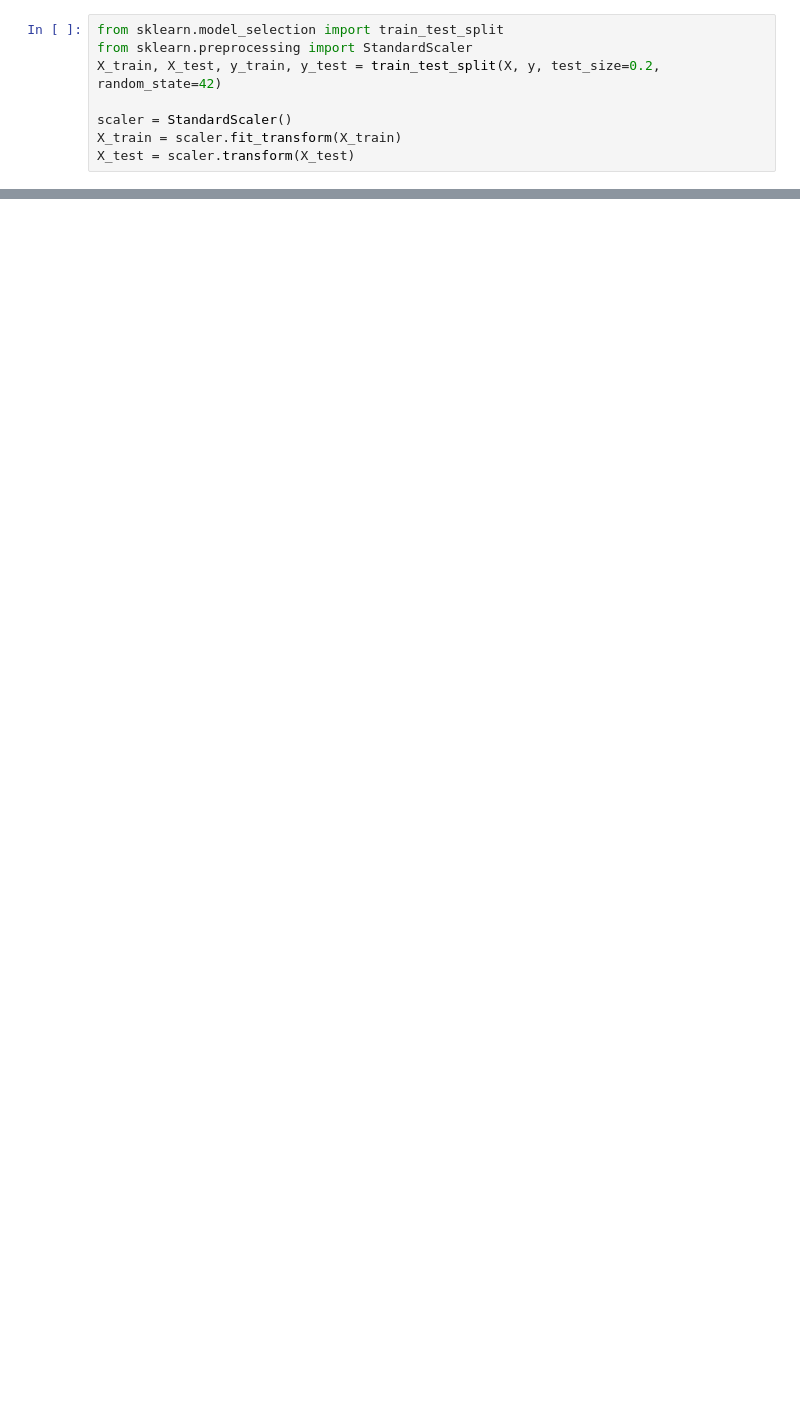
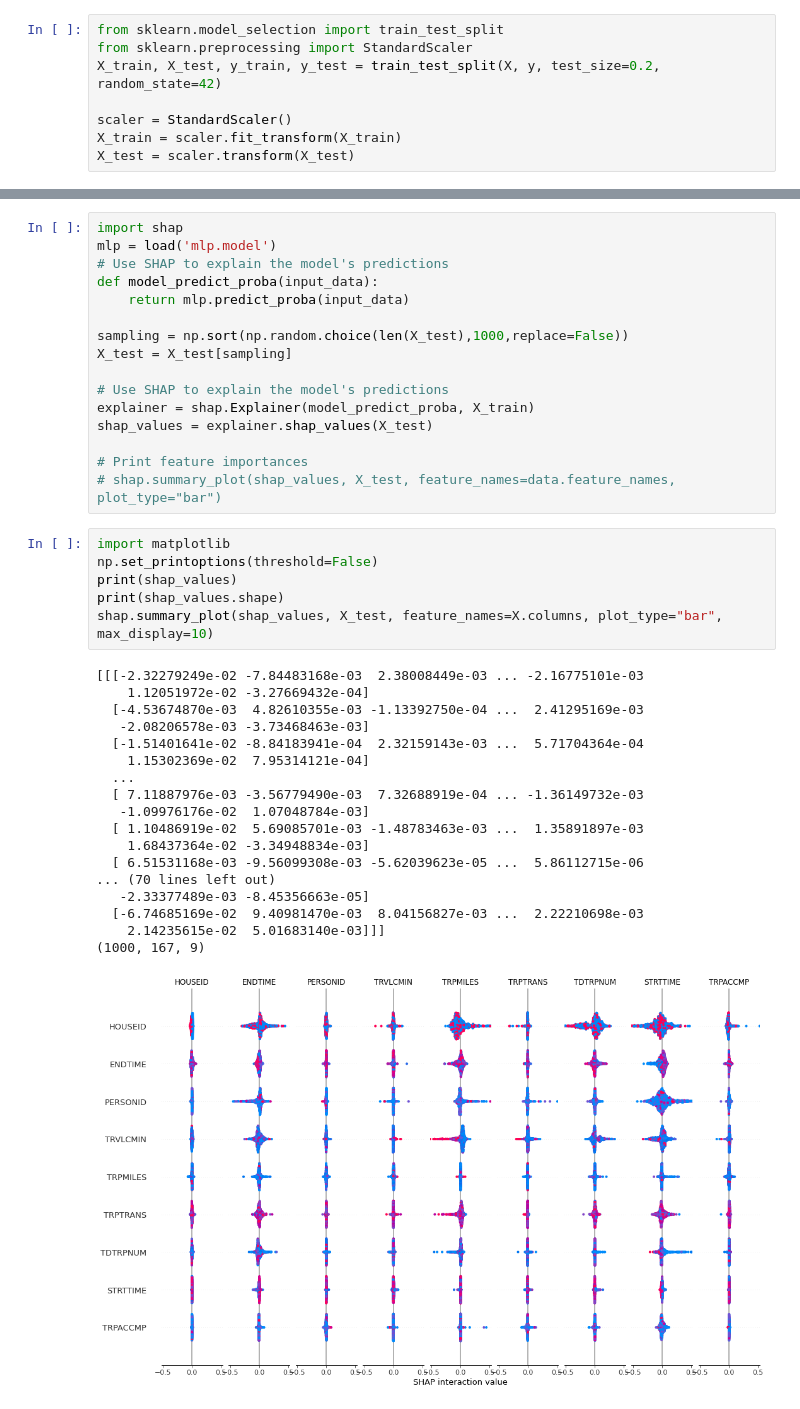
Before and after one commit to prateekanand2/Travel-Purpose-Prediction, a Jupyter notebook: mlp.ipynb, the cells around one changed output, grey strips where cells are left out. Drawn from its saved outputs; the diff is of its cells as text; blank space fills up the shorter version.

```diff
--- a/mlp.ipynb
+++ b/mlp.ipynb
@@ -71,0 +278,41 @@ print(accuracy_score(y_test, y_pred))
+# %%
+import shap
+mlp = load('mlp.model')
+# Use SHAP to explain the model's predictions
+def model_predict_proba(input_data):
+    return mlp.predict_proba(input_data)
+
+sampling = np.sort(np.random.choice(len(X_test),1000,replace=False))
+X_test = X_test[sampling]
+
+# Use SHAP to explain the model's predictions
+explainer = shap.Explainer(model_predict_proba, X_train)
+shap_values = explainer.shap_values(X_test)
+
+# Print feature importances
+# shap.summary_plot(shap_values, X_test, feature_names=data.feature_names, plot_type="bar")
+# %%
+import matplotlib
+np.set_printoptions(threshold=False)
+print(shap_values)
+print(shap_values.shape)
+shap.summary_plot(shap_values, X_test, feature_names=X.columns, plot_type="bar", max_display=10)
+# %% [output]
+[[[-2.32279249e-02 -7.84483168e-03  2.38008449e-03 ... -2.16775101e-03
+    1.12051972e-02 -3.27669432e-04]
+  [-4.53674870e-03  4.82610355e-03 -1.13392750e-04 ...  2.41295169e-03
+   -2.08206578e-03 -3.73468463e-03]
+  [-1.51401641e-02 -8.84183941e-04  2.32159143e-03 ...  5.71704364e-04
+    1.15302369e-02  7.95314121e-04]
+  ...
+  [ 7.11887976e-03 -3.56779490e-03  7.32688919e-04 ... -1.36149732e-03
+   -1.09976176e-02  1.07048784e-03]
+  [ 1.10486919e-02  5.69085701e-03 -1.48783463e-03 ...  1.35891897e-03
+    1.68437364e-02 -3.34948834e-03]
+  [ 6.51531168e-03 -9.56099308e-03 -5.62039623e-05 ...  5.86112715e-06
+... (70 lines left out)
+   -2.33377489e-03 -8.45356663e-05]
+  [-6.74685169e-02  9.40981470e-03  8.04156827e-03 ...  2.22210698e-03
+    2.14235615e-02  5.01683140e-03]]]
+(1000, 167, 9)
+[figure, added]
```
Also changed, not shown: parts of 14 cells of this notebook, 1 other file.
